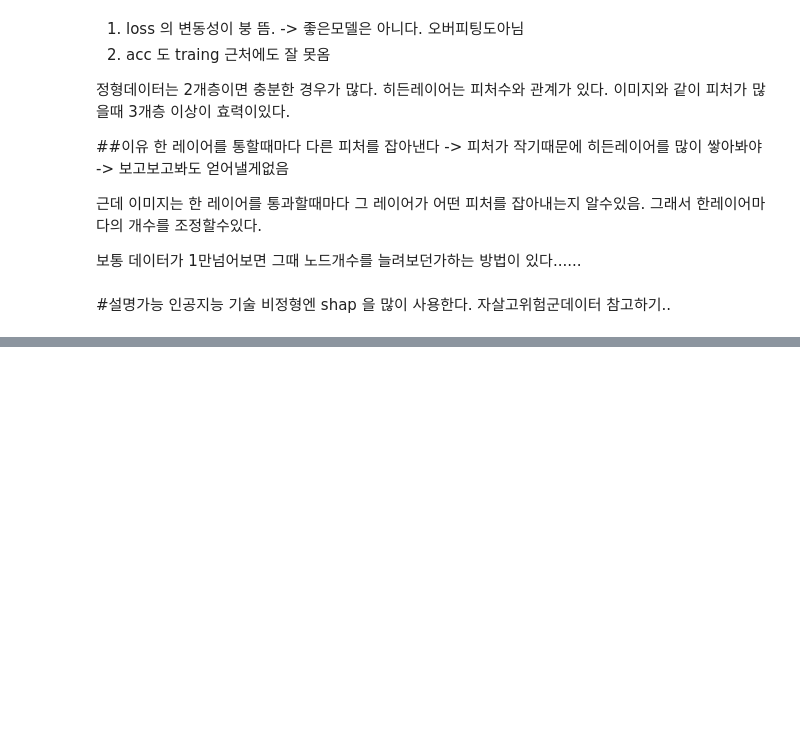
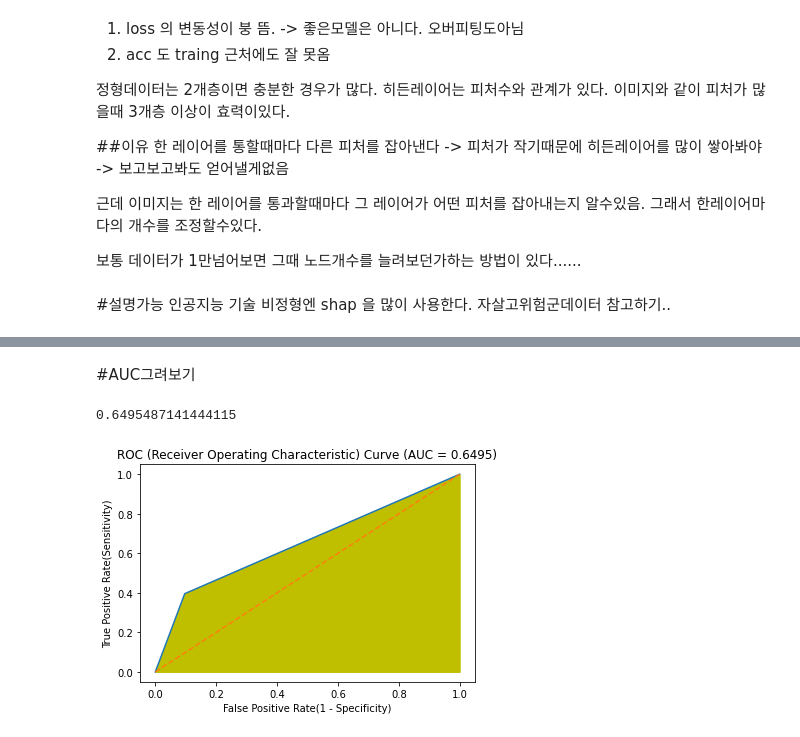
Before and after one commit to leeyerin25/TASK_2022, a Jupyter notebook: 기계학습_3_1_yr.ipynb, the cells around one changed output, grey strips where cells are left out. Drawn from its saved outputs; the diff is of its cells as text; code cells hidden in the pictures; blank space fills up the shorter version.

```diff
--- a/기계학습_3_1_yr.ipynb
+++ b/기계학습_3_1_yr.ipynb
@@ -731,0 +773,2 @@ plt.show()
+# %%
+new_model=tf.keras.models.load_model('/content/model/04-0.3308.hdf5')
@@ -731,0 +784,3 @@ plt.show()
+# %%
+predictions = new_model.predict(X_test)
+bi_predictions = tf.round(predictions).numpy().flatten()
@@ -731,0 +808,2 @@ plt.show()
+# %% [markdown]
+#AUC그려보기
@@ -731,0 +813,18 @@ plt.show()
+# %%
+# ROC 그리기
+fpr, tpr, thresholds = metrics.roc_curve(y_test, bi_predictions) #곡선 그리기
+
+plt.plot(fpr, tpr)
+plt.fill_between(fpr, tpr, color='y')
+plt.plot([0, 1], [0, 1], '--')
+plt.xlabel('False Positive Rate(1 - Specificity)')
+plt.ylabel('True Positive Rate(Sensitivity)')
+
+score = metrics.auc(fpr, tpr) #면적 구하기
+print(score) #1.0
+
+plt.title('ROC (Receiver Operating Characteristic) Curve (AUC = {})'.format(round(score,4)))
+plt.show()
+# %% [output]
+0.6495487141444115
+[figure, added]
```
Also changed, not shown: parts of 24 cells of this notebook.
